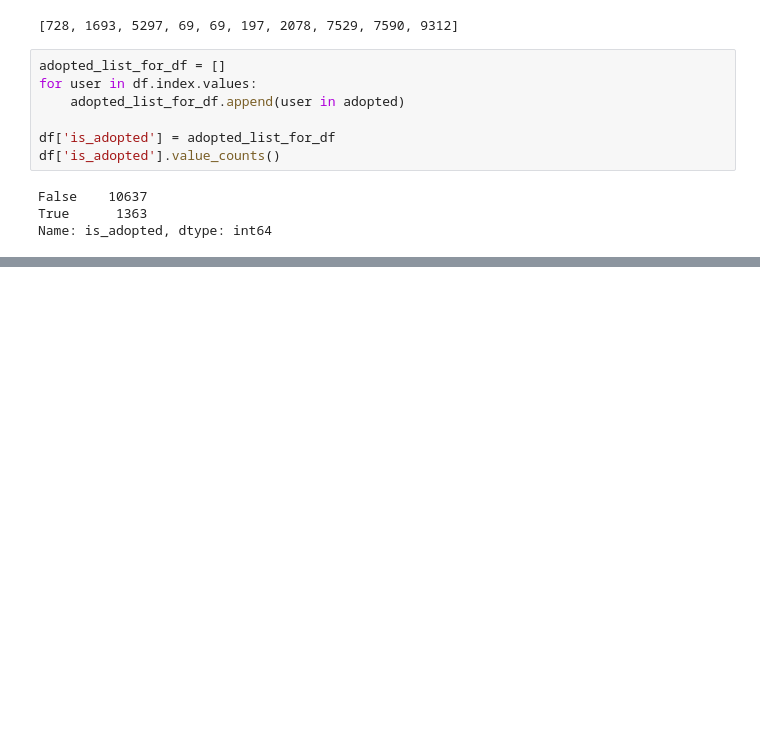
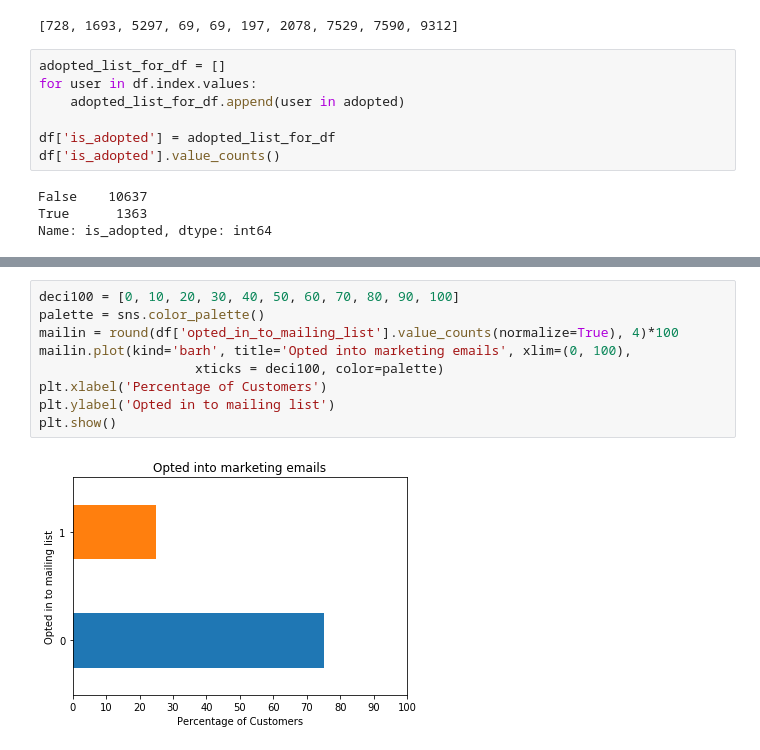
Before and after one commit to ElijahSeeley/Springboard, a Jupyter notebook: relax_challenge/relax_challenge/Relax_Challenge_Notebook.ipynb, the cells around one changed output, grey strips where cells are left out. Saved outputs shown, nothing was run; the diff lists cells and outputs as text; blank space fills up the shorter version.

```diff
--- a/relax_challenge/relax_challenge/Relax_Challenge_Notebook.ipynb
+++ b/relax_challenge/relax_challenge/Relax_Challenge_Notebook.ipynb
@@ -357,0 +358,11 @@ def plot_hist(feature, bins = 10, color1 = 'g', color2 = 'k', figx = 10, figy =
+# %%
+deci100 = [0, 10, 20, 30, 40, 50, 60, 70, 80, 90, 100]
+palette = sns.color_palette()
+mailin = round(df['opted_in_to_mailing_list'].value_counts(normalize=True), 4)*100
+mailin.plot(kind='barh', title='Opted into marketing emails', xlim=(0, 100),
+                    xticks = deci100, color=palette)
+plt.xlabel('Percentage of Customers')
+plt.ylabel('Opted in to mailing list')
+plt.show()
+# %% [output]
+[figure, added]
```
Also changed, not shown: parts of 29 cells of this notebook.
